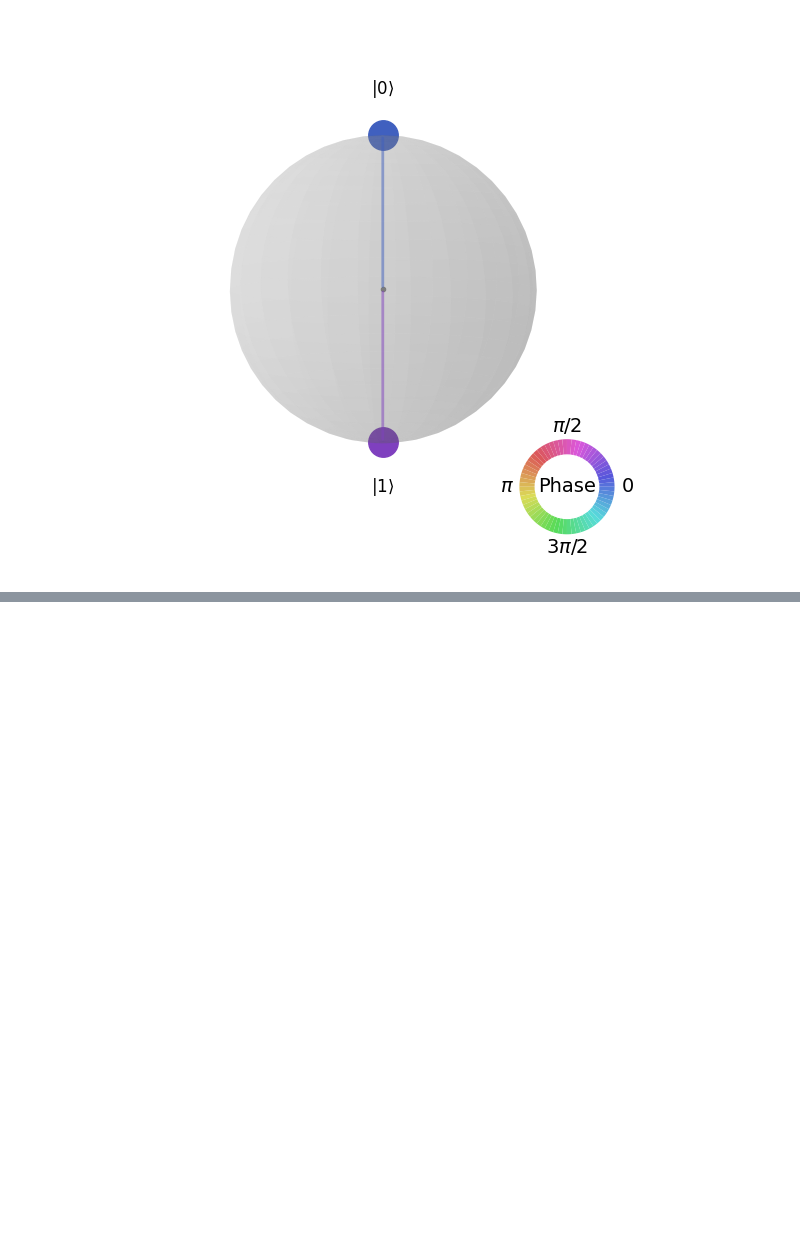
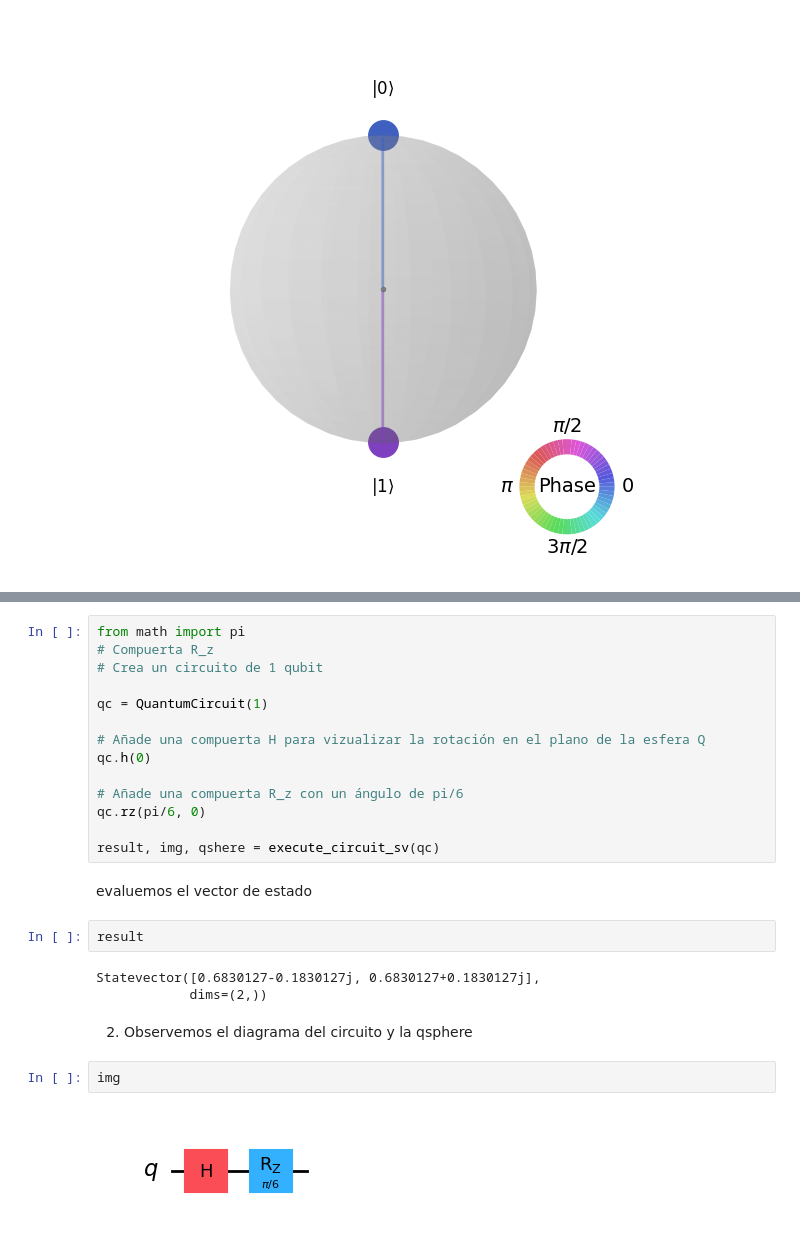
Before and after one commit to luisedseijas/Quantum_computing, a Jupyter notebook: Class_02/02_02.ipynb, the cells around one changed output, grey strips where cells are left out. Drawn from its saved outputs; the diff is of its cells as text; blank space fills up the shorter version.

```diff
--- a/Class_02/02_02.ipynb
+++ b/Class_02/02_02.ipynb
@@ -477,0 +564,27 @@ $$
+# %%
+from math import pi
+# Compuerta R_z
+# Crea un circuito de 1 qubit
+
+qc = QuantumCircuit(1)
+
+# Añade una compuerta H para vizualizar la rotación en el plano de la esfera Q
+qc.h(0)
+
+# Añade una compuerta R_z con un ángulo de pi/6
+qc.rz(pi/6, 0)
+
+result, img, qshere = execute_circuit_sv(qc)
+# %% [markdown]
+evaluemos el vector de estado
+# %%
+result
+# %% [output]
+Statevector([0.6830127-0.1830127j, 0.6830127+0.1830127j],
+            dims=(2,))
+# %% [markdown]
+2. Observemos el diagrama del circuito y la qsphere
+# %%
+img
+# %% [output]
+[figure, added]
```
Also changed, not shown: parts of 13 cells of this notebook.
